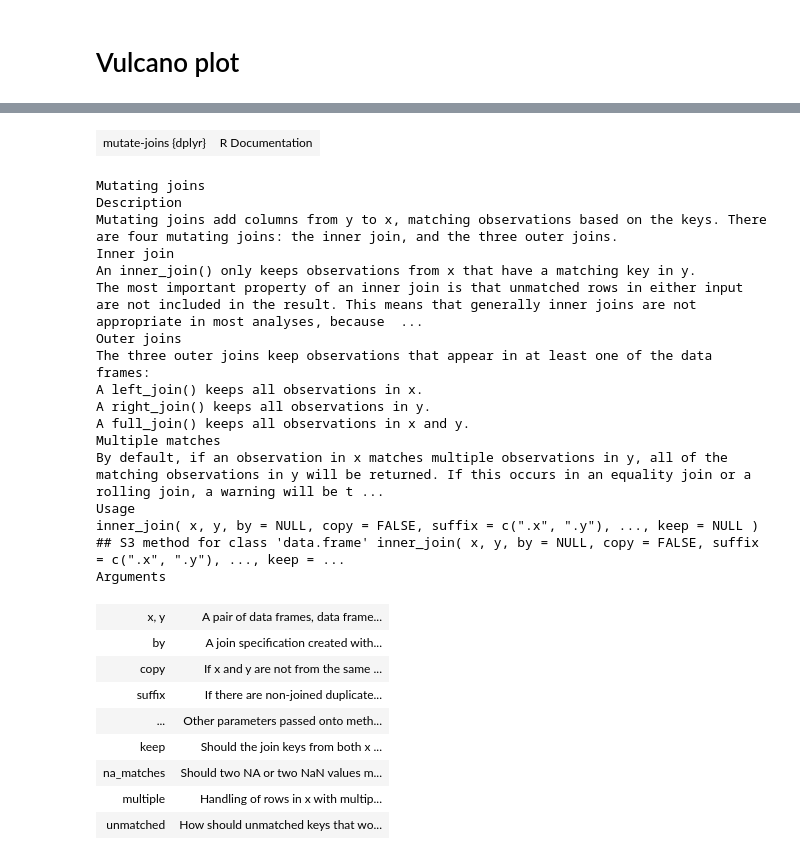
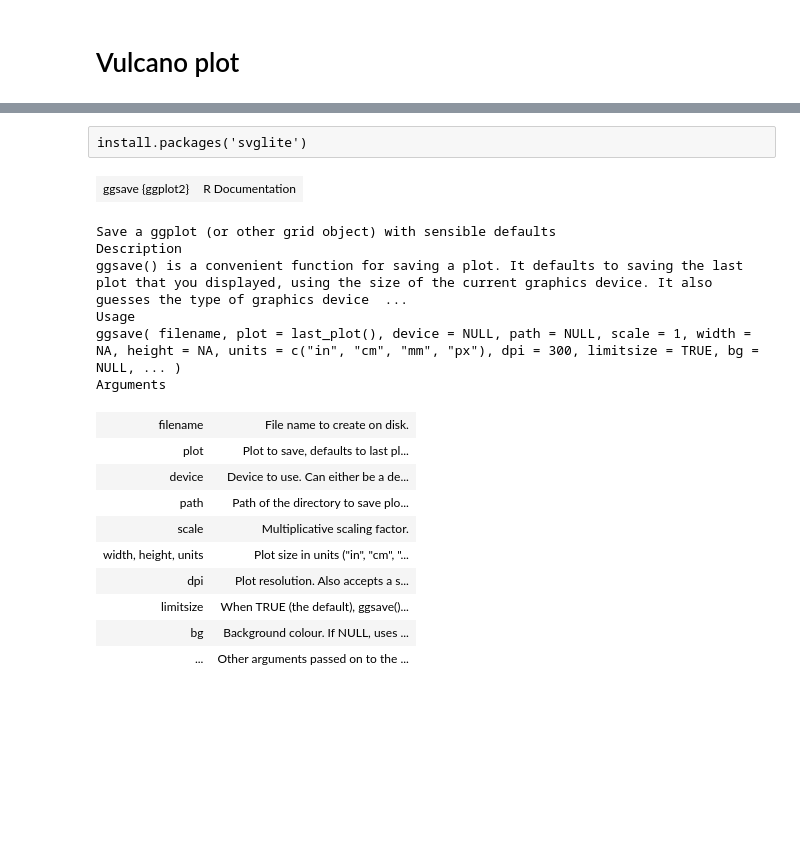
Before and after one commit to wosnat/CC1A3, a Jupyter notebook: Enrichment/CC1A3 MED4 figure long term.ipynb, the cells around one changed output, grey strips where cells are left out. Cells and saved outputs as stored; diff of their text form; code cells hidden in the pictures; blank space fills up the shorter version.

```diff
--- a/Enrichment/CC1A3 MED4 figure long term.ipynb
+++ b/Enrichment/CC1A3 MED4 figure long term.ipynb
@@ -359,29 +495,22 @@ df_all$kegg_gene
+# %% [raw]
+install.packages('svglite')
 # %%
-help(left_join)
+help(ggsave)
 # %% [output]
-| mutate-joins {dplyr} | R Documentation |
+| ggsave {ggplot2} | R Documentation |
-Mutating joins
+Save a ggplot (or other grid object) with sensible defaults
 Description
-Mutating joins add columns from y to x, matching observations based on the keys. There are four mutating joins: the inner join, and the three outer joins.
-Inner join
-An inner_join() only keeps observations from x that have a matching key in y.
-The most important property of an inner join is that unmatched rows in either input are not included in the result. This means that generally inner joins are not appropriate in most analyses, because  ...
-Outer joins
-The three outer joins keep observations that appear in at least one of the data frames:
-A left_join() keeps all observations in x.
-A right_join() keeps all observations in y.
-A full_join() keeps all observations in x and y.
-Multiple matches
-By default, if an observation in x matches multiple observations in y, all of the matching observations in y will be returned. If this occurs in an equality join or a rolling join, a warning will be t ...
+ggsave() is a convenient function for saving a plot. It defaults to saving the last plot that you displayed, using the size of the current graphics device. It also guesses the type of graphics device  ...
 Usage
-inner_join( x, y, by = NULL, copy = FALSE, suffix = c(".x", ".y"), ..., keep = NULL ) ## S3 method for class 'data.frame' inner_join( x, y, by = NULL, copy = FALSE, suffix = c(".x", ".y"), ..., keep = ...
+ggsave( filename, plot = last_plot(), device = NULL, path = NULL, scale = 1, width = NA, height = NA, units = c("in", "cm", "mm", "px"), dpi = 300, limitsize = TRUE, bg = NULL, ... )
 Arguments
-| x, y | A pair of data frames, data frame... |
-| by | A join specification created with... |
-| copy | If x and y are not from the same ... |
-| suffix | If there are non-joined duplicate... |
-| ... | Other parameters passed onto meth... |
-| keep | Should the join keys from both x ... |
-| na_matches | Should two NA or two NaN values m... |
-| multiple | Handling of rows in x with multip... |
-| unmatched | How should unmatched keys that wo... |
+| filename | File name to create on disk. |
+| plot | Plot to save, defaults to last pl... |
+| device | Device to use. Can either be a de... |
+| path | Path of the directory to save plo... |
+| scale | Multiplicative scaling factor. |
+| width, height, units | Plot size in units ("in", "cm", "... |
+| dpi | Plot resolution. Also accepts a s... |
+| limitsize | When TRUE (the default), ggsave()... |
+| bg | Background colour. If NULL, uses ... |
+| ... | Other arguments passed on to the ... |
```
Also changed, not shown: parts of 28 cells of this notebook, 13 other files.
